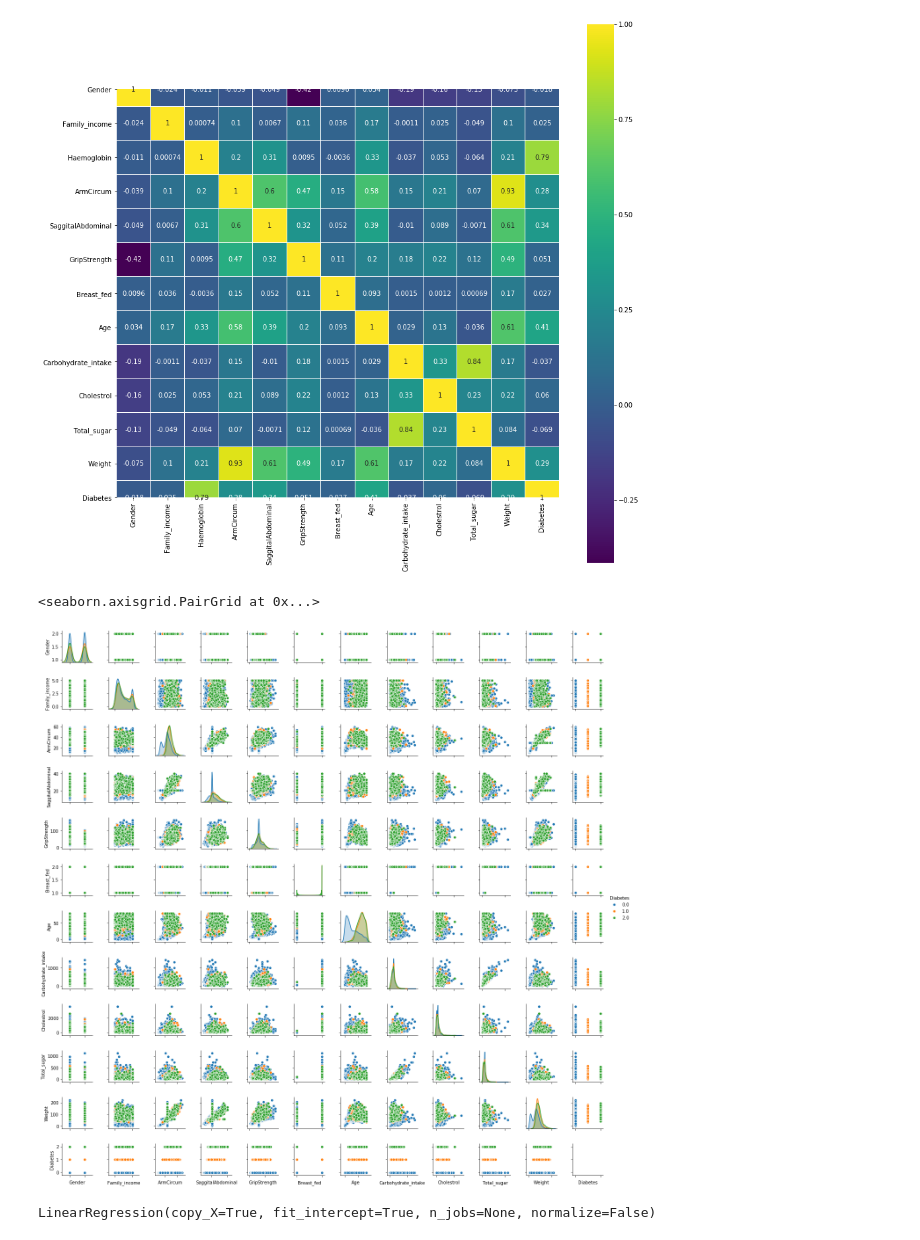
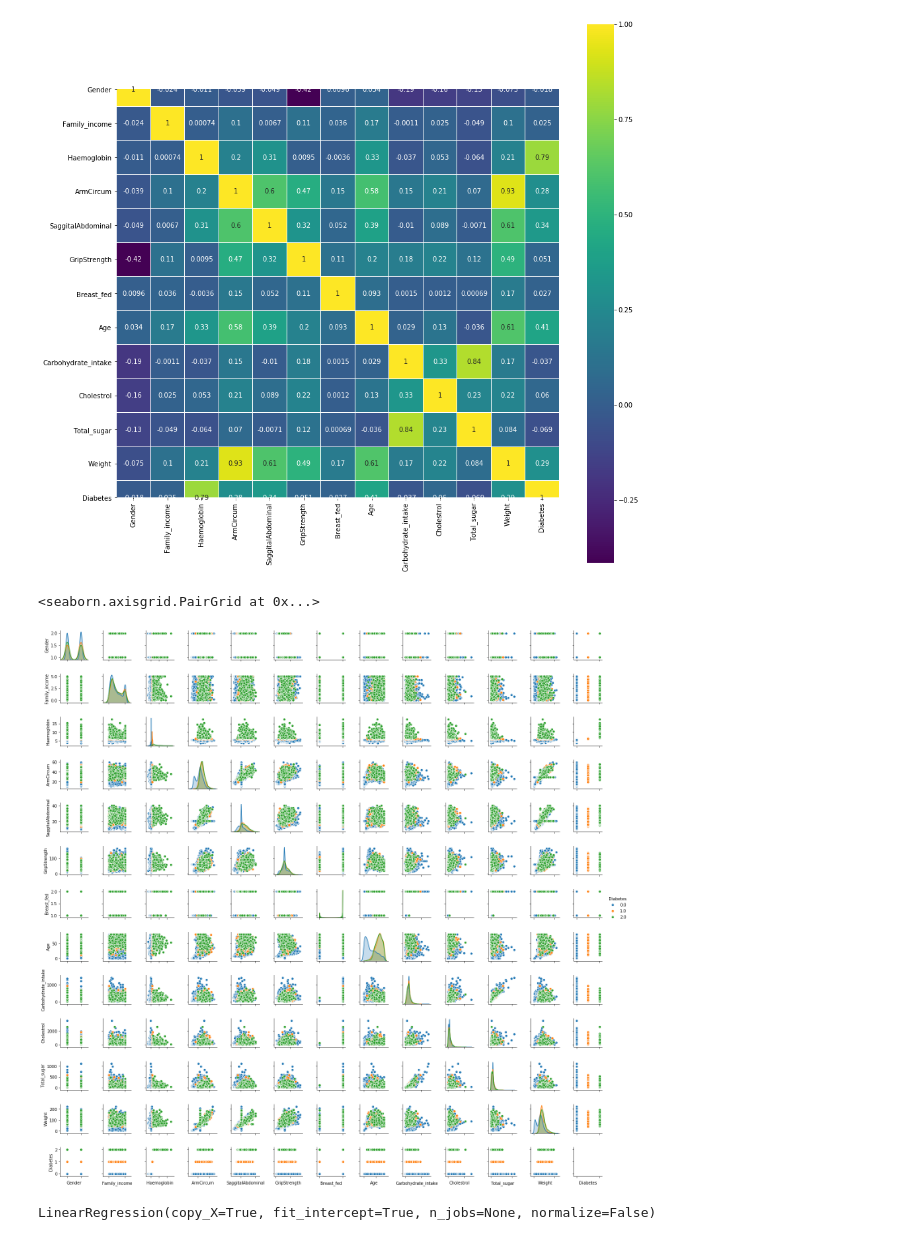
Before and after one commit to VIDHIBSL/Capstone, a Jupyter notebook: Python_Project.ipynb, the cells around one changed output. Saved outputs shown, nothing was run; the diff lists cells and outputs as text; code cells hidden in the pictures.

```diff
--- a/Python_Project.ipynb
+++ b/Python_Project.ipynb
@@ -324,11 +324,11 @@ ax = sns.heatmap(
 [figure]
 # %%
 #Pairplot
-show = sns.pairplot(final.drop(['UID', 'Haemoglobin'], axis=1), hue='Diabetes', size=1.5, diag_kind='kde')
+show = sns.pairplot(final.drop(['UID'], axis=1), hue='Diabetes', size=1.5, diag_kind='kde')
 show.set(xticklabels=[])
 # %% [output]
 <seaborn.axisgrid.PairGrid at 0x...>
-[figure, old version]
+[figure, new version]
 # %%
 #Variables of interest as per pair plot and correlation matrix are - ArmCircum, SaggitalAbdominal, Age, Carbohydrate_intake, Weight
 # %%
```
Also changed, not shown: parts of 14 cells of this notebook.
